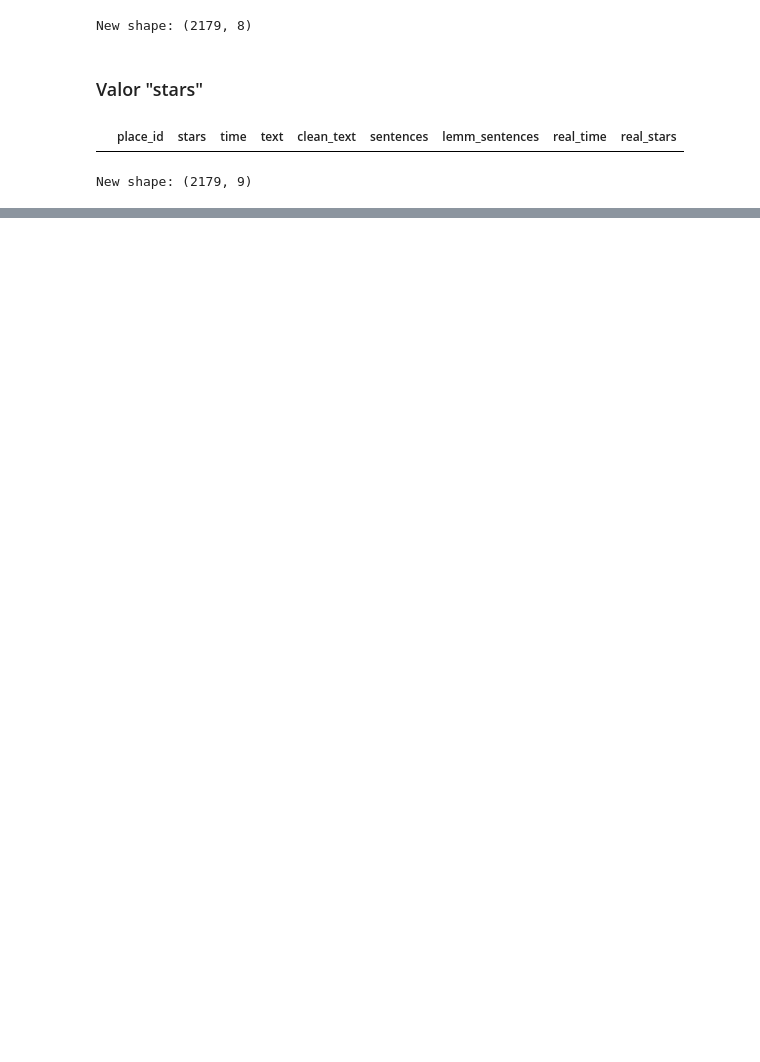
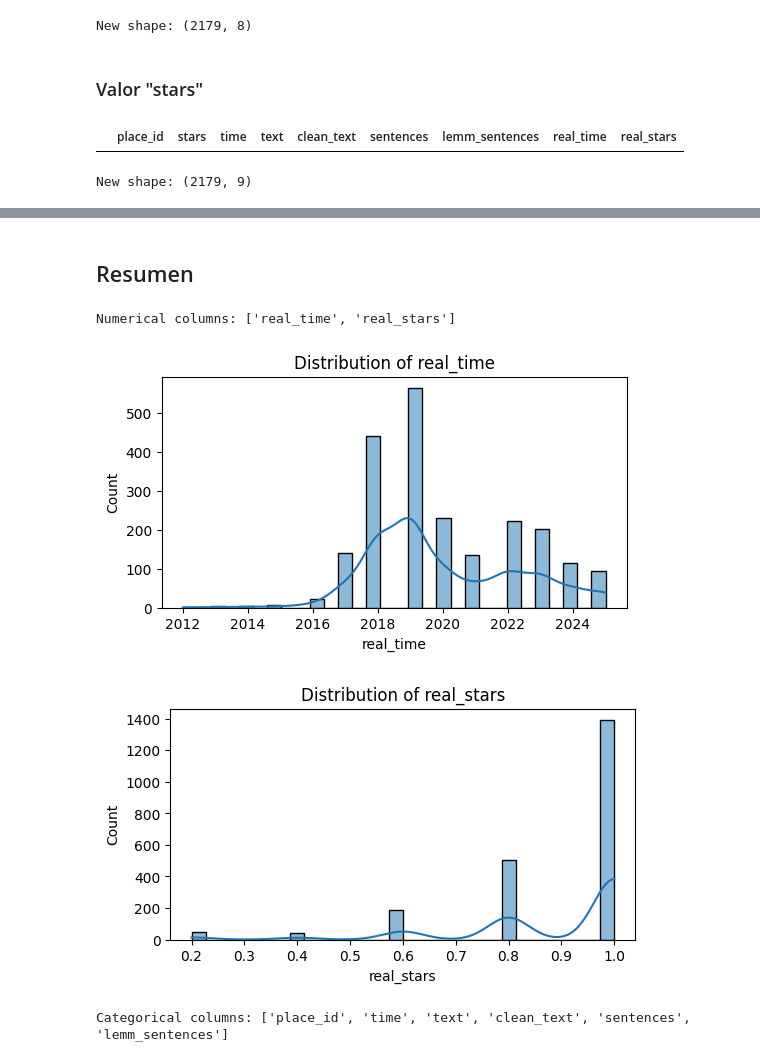
Before and after one commit to TheDeloz-v2/scrape-to-shape, a Jupyter notebook: notebooks/EDA.ipynb, the cells around one changed output, grey strips where cells are left out. Saved outputs shown, nothing was run; the diff lists cells and outputs as text; code cells hidden in the pictures; blank space fills up the shorter version.

```diff
--- a/notebooks/EDA.ipynb
+++ b/notebooks/EDA.ipynb
@@ -271,0 +257,23 @@ df
+# %%
+df = df.drop("stars", axis=1)
+# %% [markdown]
+## Resumen
+# %%
+num_cols = df.select_dtypes(include=['number']).columns
+print("\nNumerical columns:", list(num_cols))
+# %% [output]
+Numerical columns: ['real_time', 'real_stars']
+# %%
+for col in num_cols:
+    plt.figure(figsize=(6, 3))
+    sns.histplot(df[col], kde=True, bins=30)
+    plt.title(f'Distribution of {col}')
+    plt.show()
+# %% [output]
+[figure, added]
+[figure, added]
+# %%
+cat_cols = df.select_dtypes(include=['object', 'bool', 'category']).columns
+print("\nCategorical columns:", list(cat_cols))
+# %% [output]
+Categorical columns: ['place_id', 'time', 'text', 'clean_text', 'sentences', 'lemm_sentences']
```
Also changed, not shown: parts of 6 cells of this notebook.
